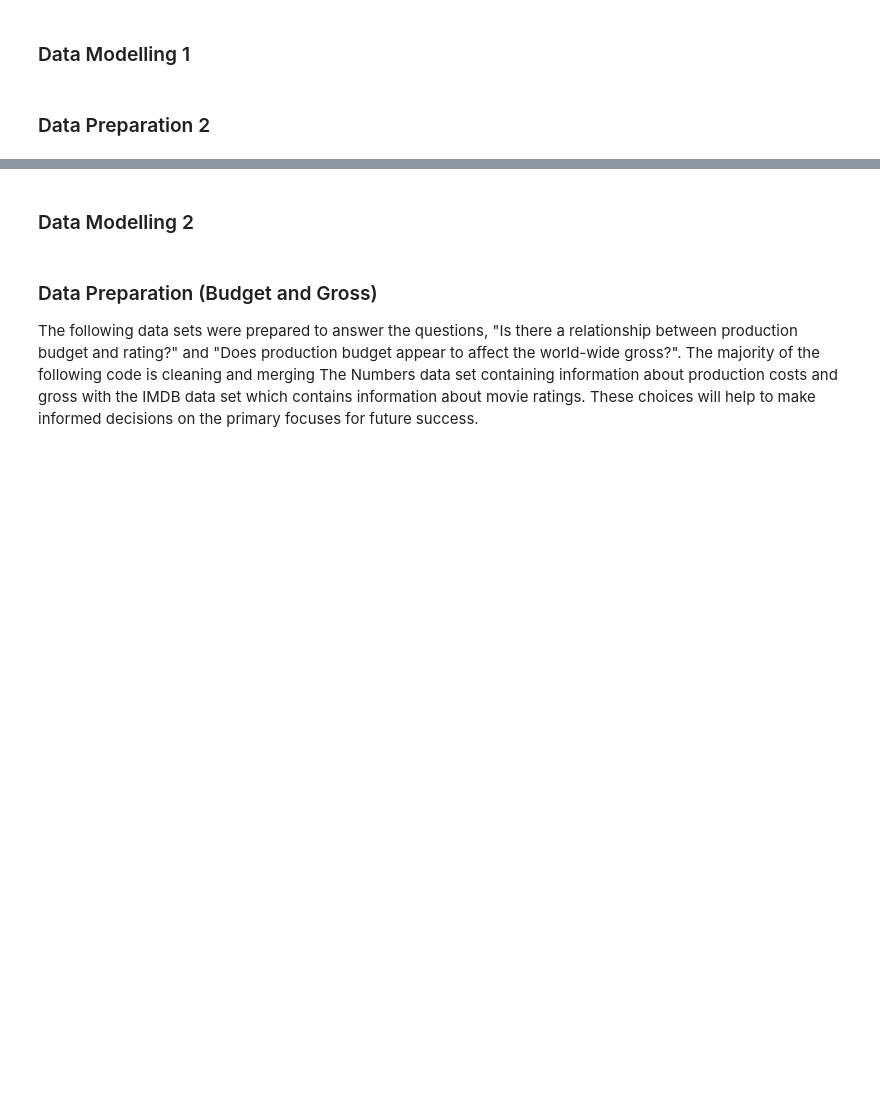
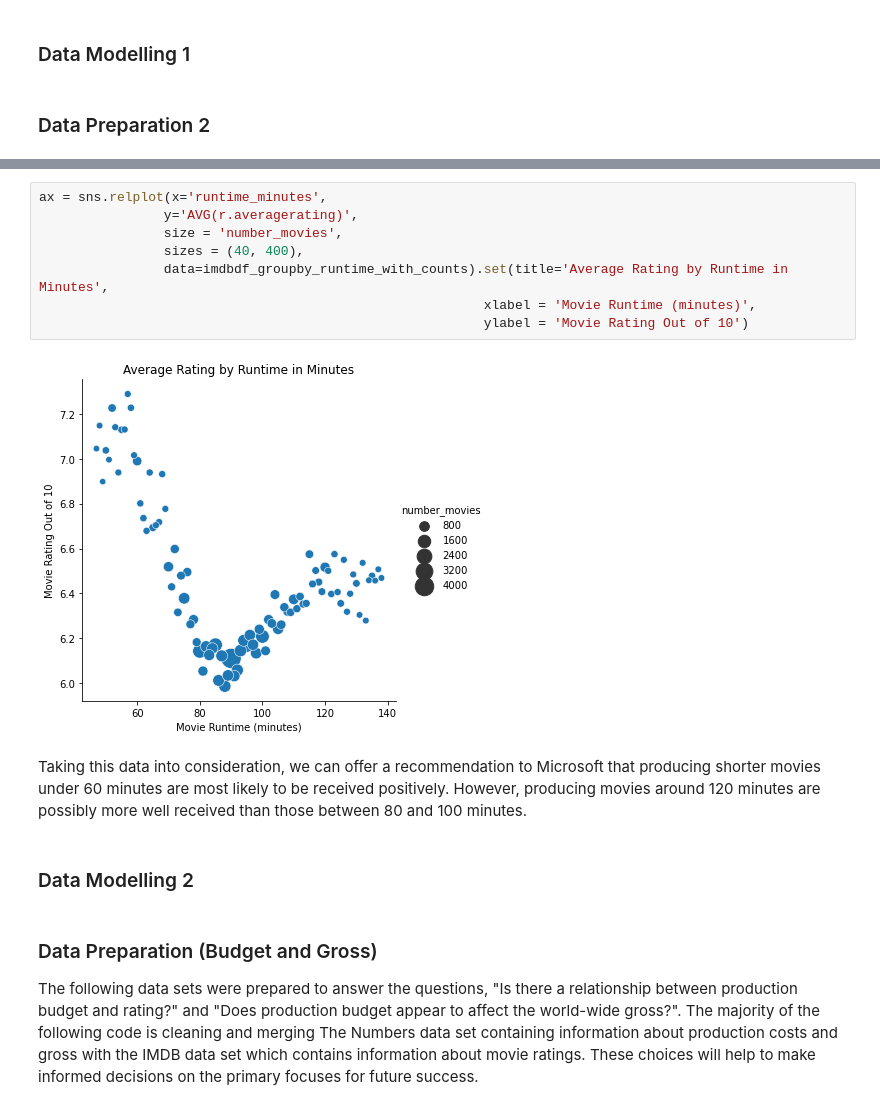
Before and after one commit to bmsienk/dsc-biz-phase1proj, a Jupyter notebook: BIZ_Phase1_Project_Notebook.ipynb, the cells around one changed output, grey strips where cells are left out. Drawn from its saved outputs; the diff is of its cells as text; blank space fills up the shorter version.

```diff
--- a/BIZ_Phase1_Project_Notebook.ipynb
+++ b/BIZ_Phase1_Project_Notebook.ipynb
@@ -330,3 +503,15 @@ Analysis of average rating by genre shows Horror movies have the worst rating of
+# %%
+ax = sns.relplot(x='runtime_minutes',
+                y='AVG(r.averagerating)',
+                size = 'number_movies',
+                sizes = (40, 400),
+                data=imdbdf_groupby_runtime_with_counts).set(title='Average Rating by Runtime in Minutes',
+                                                         xlabel = 'Movie Runtime (minutes)',
+                                                         ylabel = 'Movie Rating Out of 10')
+# %% [output]
+[figure, added]
+# %% [markdown]
+Taking this data into consideration, we can offer a recommendation to Microsoft that producing shorter movies under 60 minutes are most likely to be received positively. However, producing movies around 120 minutes are possibly more well received than those between 80 and 100 minutes.
 # %% [markdown]
 ### Data Modelling 2
 # %% [markdown]
```
Also changed, not shown: parts of 29 cells of this notebook, 1 other file.
